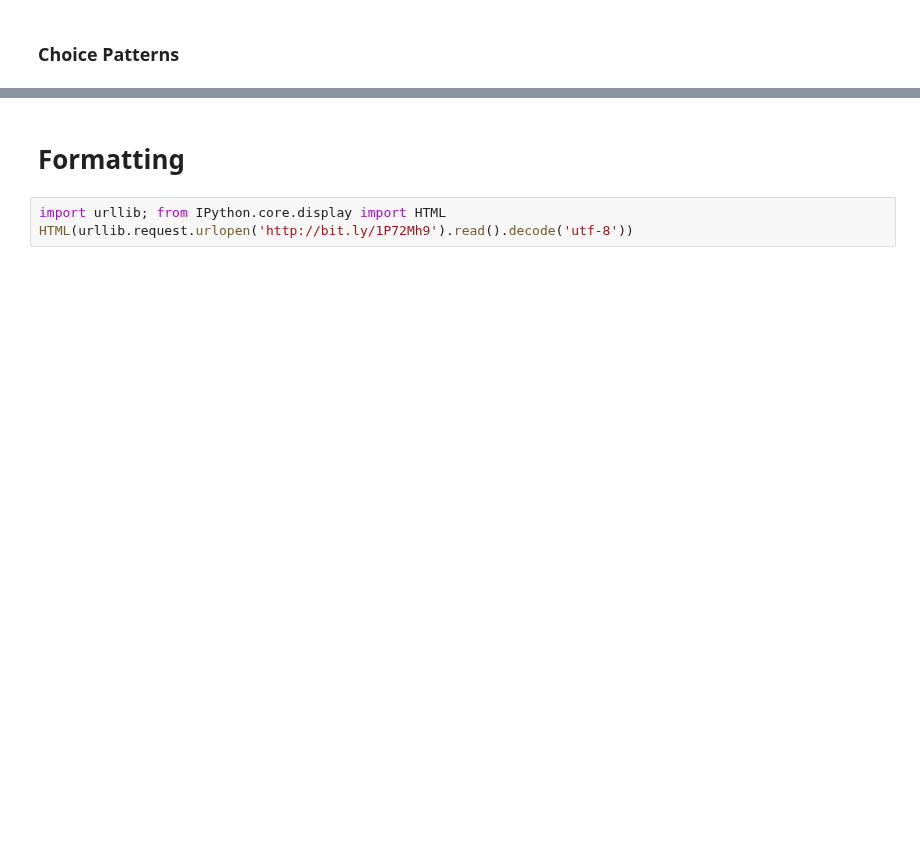
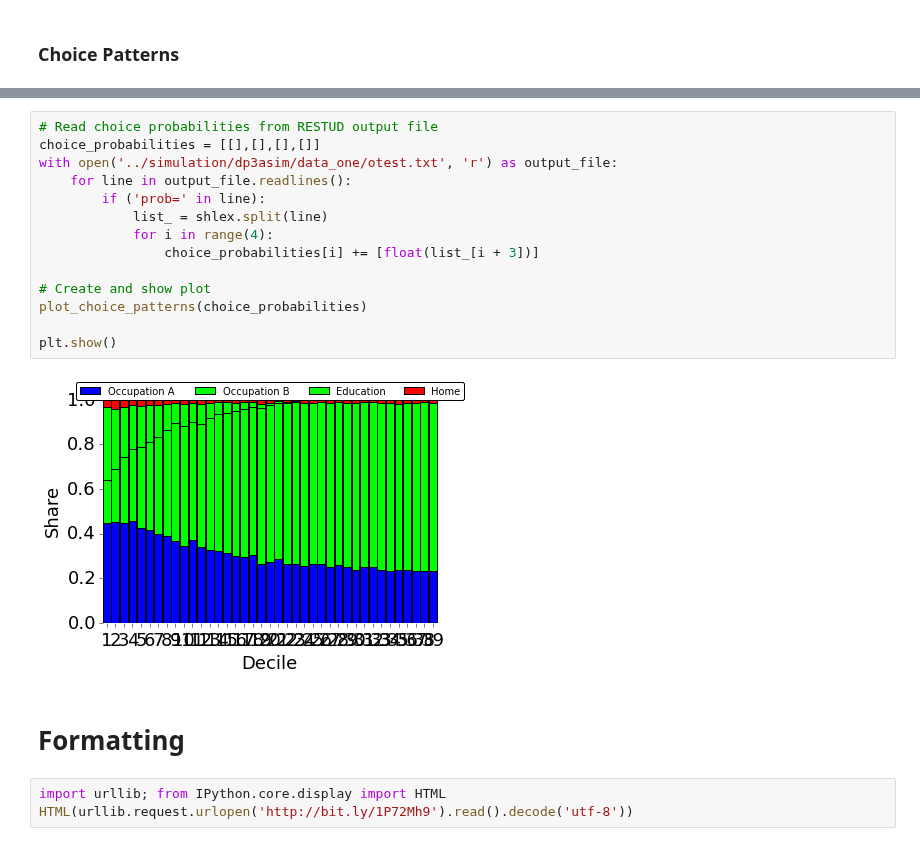
Before and after one commit to OpenSourceEconomics/respy, a Jupyter notebook: development/restud/graphs/graphs.ipynb, the cells around one changed output, grey strips where cells are left out. Drawn from its saved outputs; the diff is of its cells as text; blank space fills up the shorter version.

```diff
--- a/development/restud/graphs/graphs.ipynb
+++ b/development/restud/graphs/graphs.ipynb
@@ -252,3 +136,19 @@ plt.show()
+# %%
+# Read choice probabilities from RESTUD output file
+choice_probabilities = [[],[],[],[]]
+with open('../simulation/dp3asim/data_one/otest.txt', 'r') as output_file:
+    for line in output_file.readlines():
+        if ('prob=' in line):
+            list_ = shlex.split(line)
+            for i in range(4):
+                choice_probabilities[i] += [float(list_[i + 3])]
+
+# Create and show plot
+plot_choice_patterns(choice_probabilities)
+
+plt.show()
+# %% [output]
+[figure, added]
 # %% [markdown]
 # Formatting
 # %%
```
Also changed, not shown: parts of 12 cells of this notebook, 1 other file.
